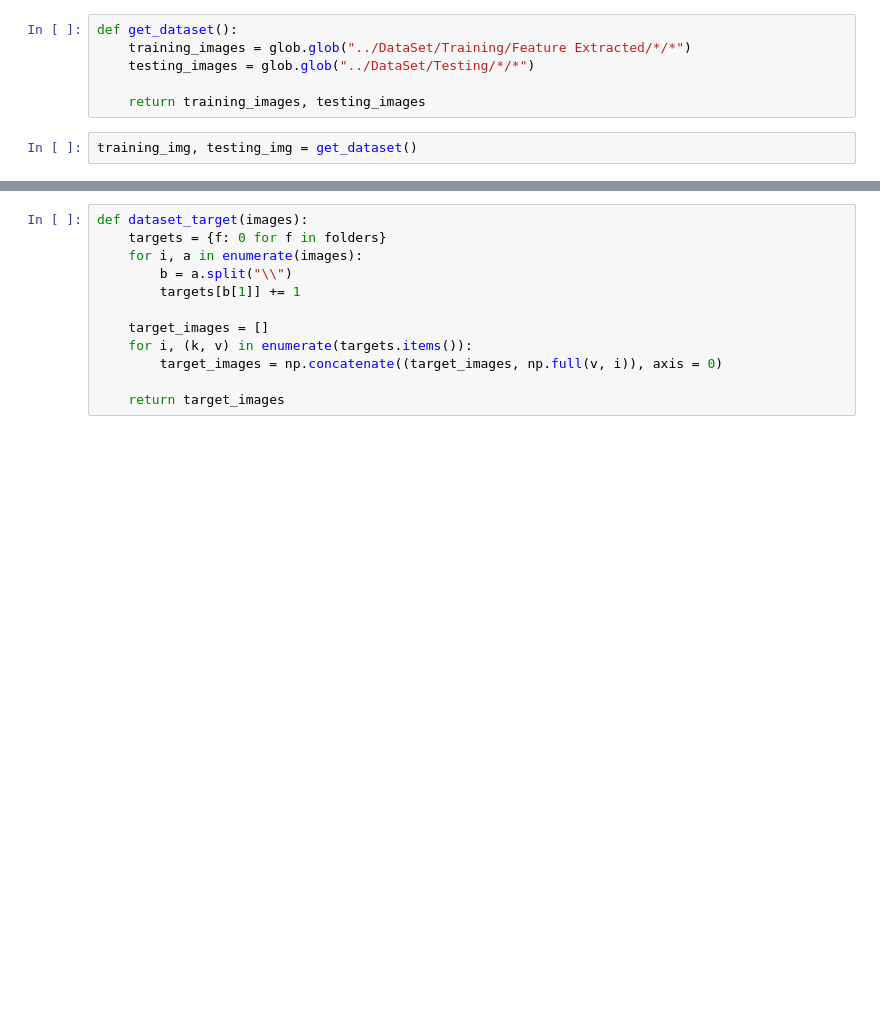
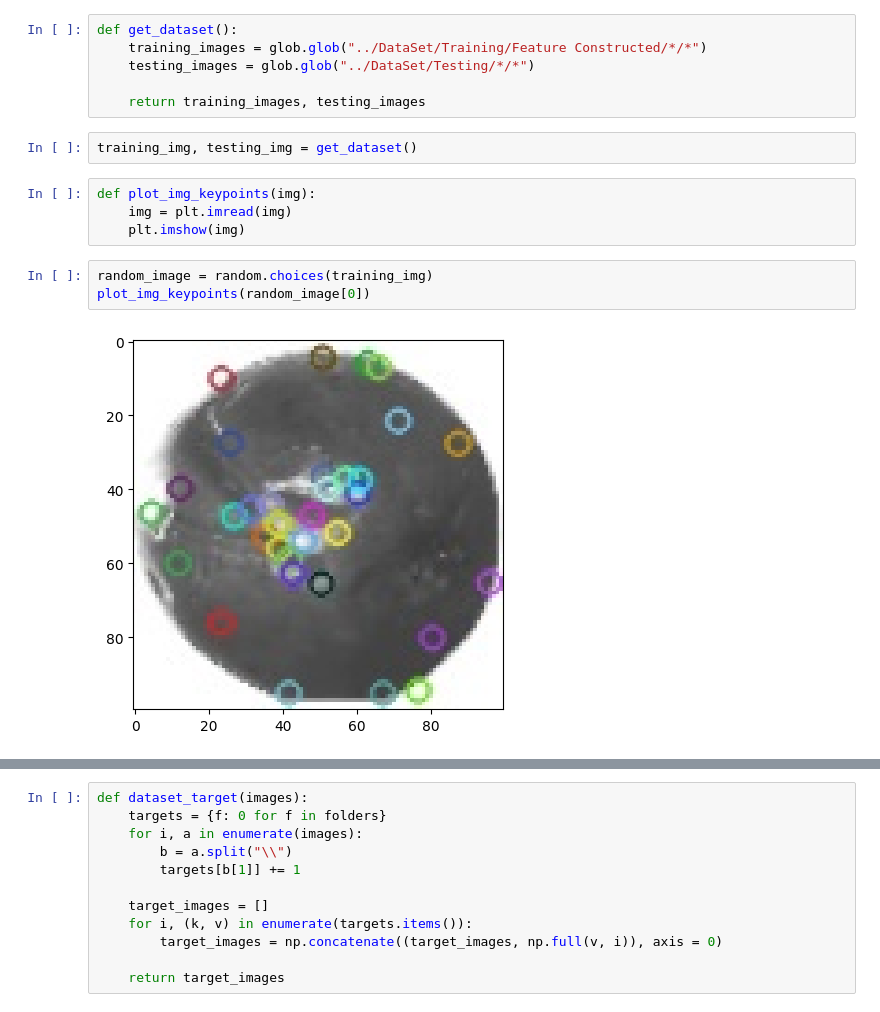
Before and after one commit to million-haileyesus/Machine_Learning_I, a Jupyter notebook: programming assignment.ipynb, the cells around one changed output, grey strips where cells are left out. Drawn from its saved outputs; the diff is of its cells as text; blank space fills up the shorter version.

```diff
--- a/programming assignment.ipynb
+++ b/programming assignment.ipynb
@@ -68,9 +67,18 @@ def get_features():
 folders = get_features()
 # %%
 def get_dataset():
-    training_images = glob.glob("../DataSet/Training/Feature Extracted/*/*")
+    training_images = glob.glob("../DataSet/Training/Feature Constructed/*/*")
     testing_images = glob.glob("../DataSet/Testing/*/*")
 
     return training_images, testing_images
 # %%
 training_img, testing_img = get_dataset()
+# %%
+def plot_img_keypoints(img):
+    img = plt.imread(img)
+    plt.imshow(img)
+# %%
+random_image = random.choices(training_img)
+plot_img_keypoints(random_image[0])
+# %% [output]
+[figure, added]
```
Also changed, not shown: parts of 7 cells of this notebook.
